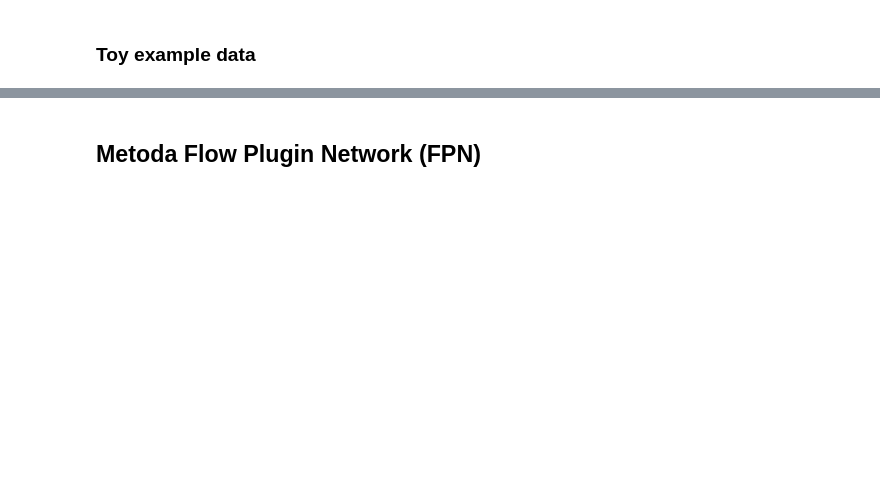
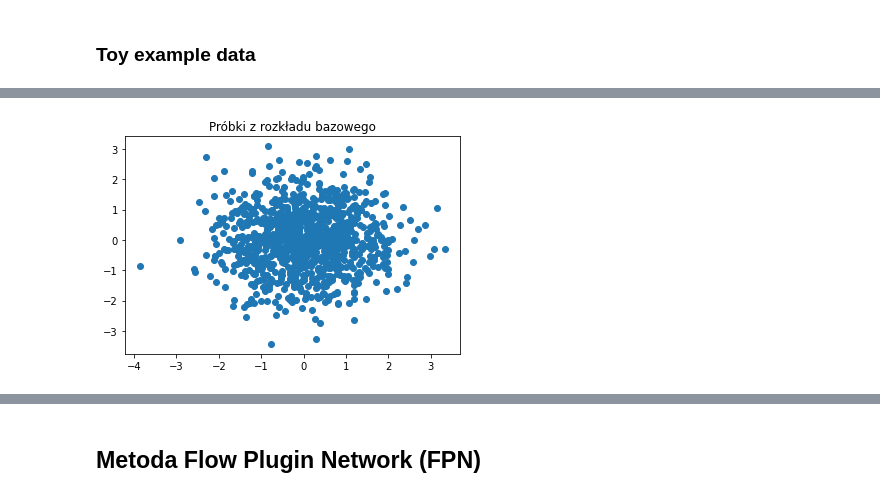
Before and after one commit to pfilo8/Conditional-object-generation-using-pre-trained-models-and-plug-in-networks, a Jupyter notebook: Workshop.ipynb, the cells around one changed output, grey strips where cells are left out. Drawn from its saved outputs; the diff is of its cells as text; code cells hidden in the pictures; blank space fills up the shorter version.

```diff
--- a/Workshop.ipynb
+++ b/Workshop.ipynb
@@ -224,0 +282,8 @@ train(real_nvp, real_nvp_opt)
+# %%
+prior_samples_numpy = prior_samples.detach().numpy()
+
+plt.scatter(prior_samples_numpy[:, 0], prior_samples_numpy[:, 1])
+plt.title('Próbki z rozkładu bazowego')
+plt.show()
+# %% [output]
+[figure, added]
```
Also changed, not shown: parts of 49 cells of this notebook, 1 other file.
